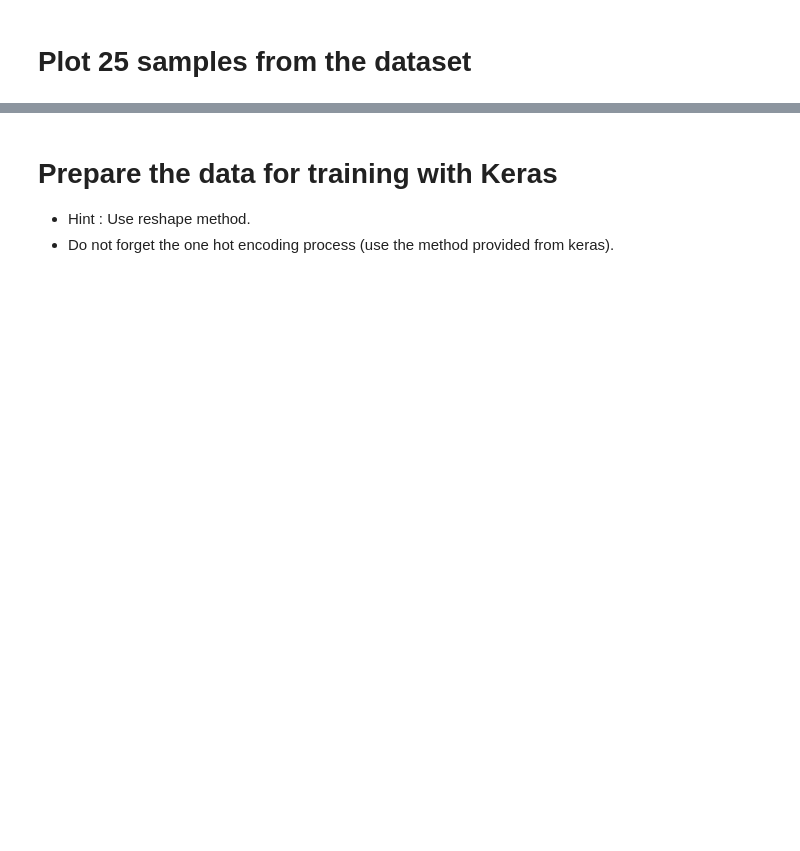
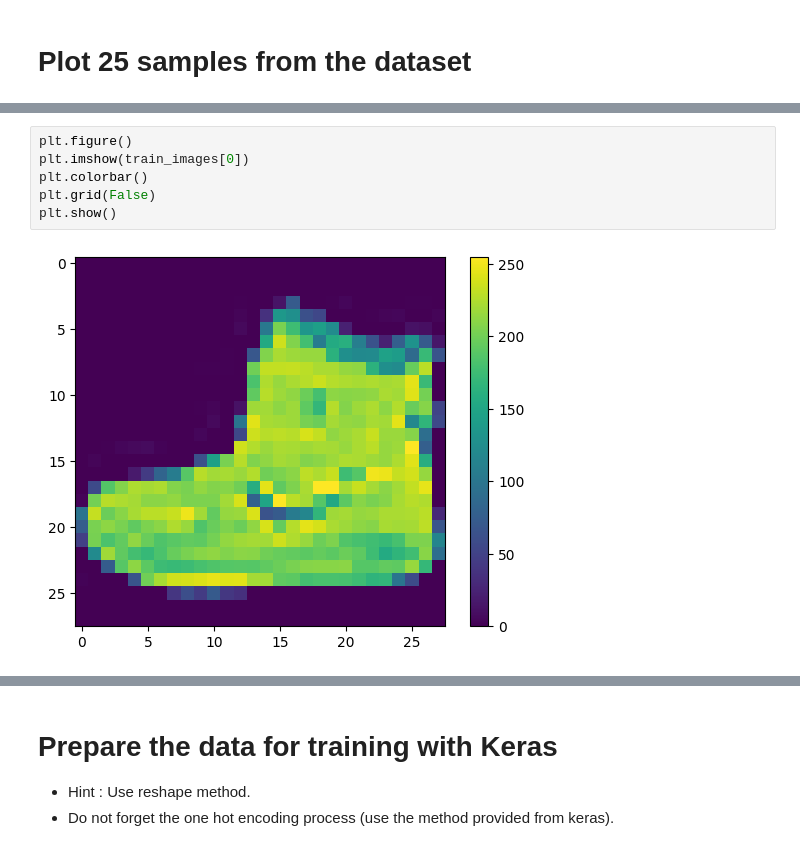
Before and after one commit to Tuwaiq-Data-Science-Bootcamp-V5/CNN_FashionMNIST, a Jupyter notebook: NeuralNetworks-Fashion.ipynb, the cells around one changed output, grey strips where cells are left out. Cells and saved outputs as stored; diff of their text form; blank space fills up the shorter version.

```diff
--- a/NeuralNetworks-Fashion.ipynb
+++ b/NeuralNetworks-Fashion.ipynb
@@ -14,0 +80,8 @@
+# %%
+plt.figure()
+plt.imshow(train_images[0])
+plt.colorbar()
+plt.grid(False)
+plt.show()
+# %% [output]
+[figure, added]
```
Also changed, not shown: parts of 28 cells of this notebook, 2 other files.
